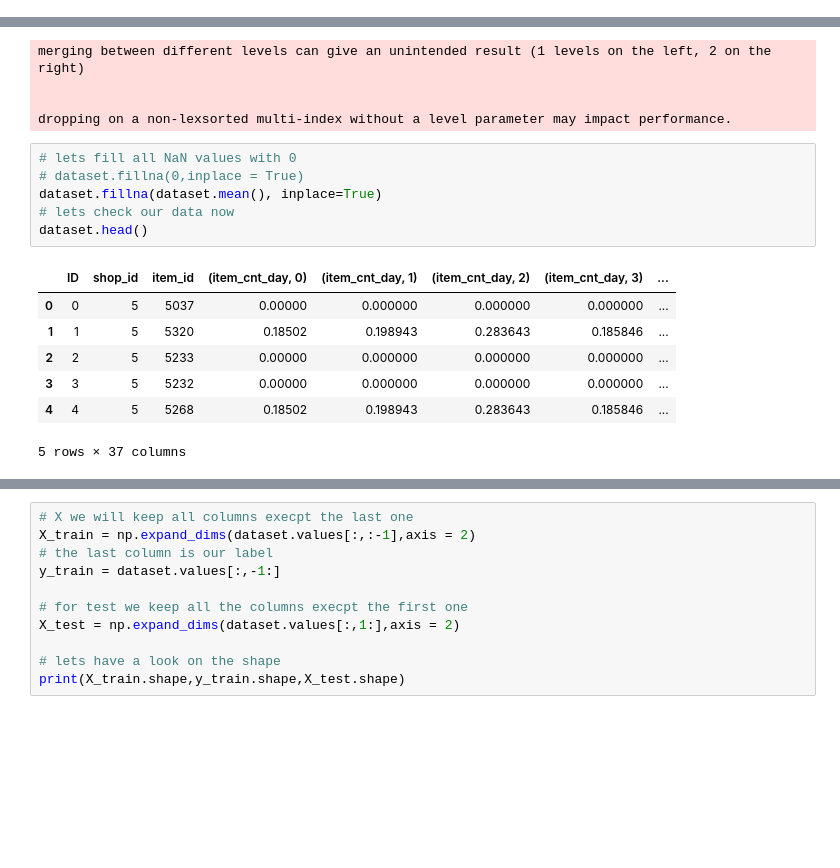
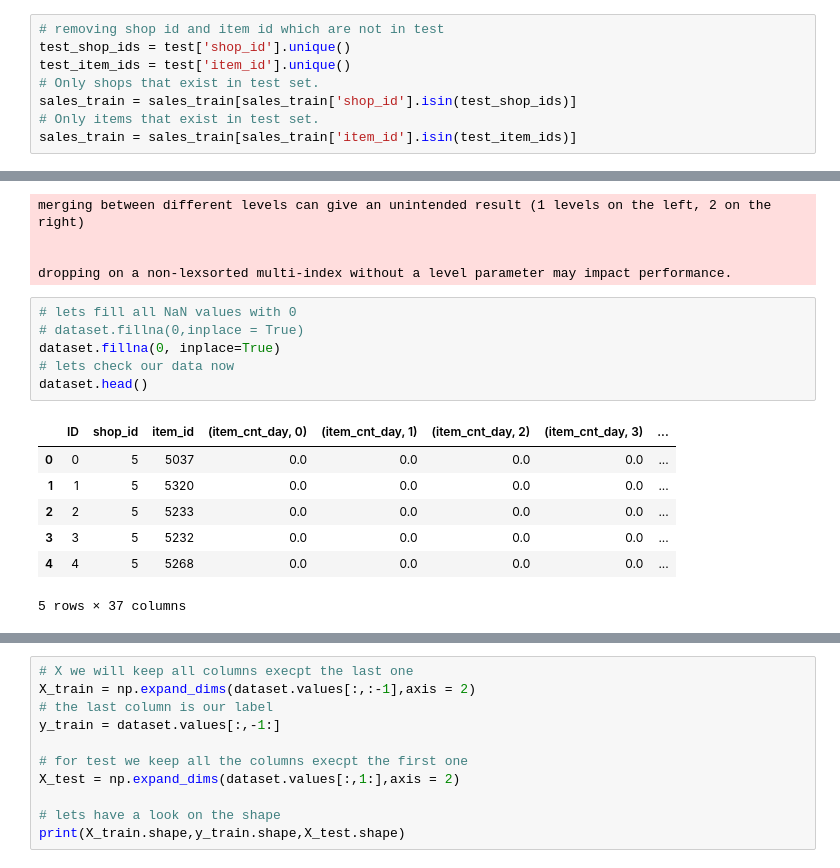
Before and after one commit to iamkrut/Predict-Future-Sales, a Jupyter notebook: LSTM.ipynb, the cells around one changed output, grey strips where cells are left out. Drawn from its saved outputs; the diff is of its cells as text; blank space fills up the shorter version.

```diff
--- a/LSTM.ipynb
+++ b/LSTM.ipynb
@@ -35,0 +40,8 @@ test.head()
+# %%
+# removing shop id and item id which are not in test
+test_shop_ids = test['shop_id'].unique()
+test_item_ids = test['item_id'].unique()
+# Only shops that exist in test set.
+sales_train = sales_train[sales_train['shop_id'].isin(test_shop_ids)]
+# Only items that exist in test set.
+sales_train = sales_train[sales_train['item_id'].isin(test_item_ids)]
@@ -79,16 +95,16 @@ dropping on a non-lexsorted multi-index without a level parameter may impact per
 # %%
 # lets fill all NaN values with 0
 # dataset.fillna(0,inplace = True)
-dataset.fillna(dataset.mean(), inplace=True)
+dataset.fillna(0, inplace=True)
 # lets check our data now
 dataset.head()
 # %% [output]
 |  | ID | shop_id | item_id | (item_cnt_day, 0) | (item_cnt_day, 1) | (item_cnt_day, 2) | (item_cnt_day, 3) | ... |
-| 0 | 0 | 5 | 5037 | 0.00000 | 0.000000 | 0.000000 | 0.000000 | ... |
-| 1 | 1 | 5 | 5320 | 0.18502 | 0.198943 | 0.283643 | 0.185846 | ... |
-| 2 | 2 | 5 | 5233 | 0.00000 | 0.000000 | 0.000000 | 0.000000 | ... |
-| 3 | 3 | 5 | 5232 | 0.00000 | 0.000000 | 0.000000 | 0.000000 | ... |
-| 4 | 4 | 5 | 5268 | 0.18502 | 0.198943 | 0.283643 | 0.185846 | ... |
+| 0 | 0 | 5 | 5037 | 0.0 | 0.0 | 0.0 | 0.0 | ... |
+| 1 | 1 | 5 | 5320 | 0.0 | 0.0 | 0.0 | 0.0 | ... |
+| 2 | 2 | 5 | 5233 | 0.0 | 0.0 | 0.0 | 0.0 | ... |
+| 3 | 3 | 5 | 5232 | 0.0 | 0.0 | 0.0 | 0.0 | ... |
+| 4 | 4 | 5 | 5268 | 0.0 | 0.0 | 0.0 | 0.0 | ... |
 5 rows × 37 columns
 # %%
 # we will drop shop_id and item_id because we do not need them
```
Also changed, not shown: parts of 14 cells of this notebook, 2 other files.
